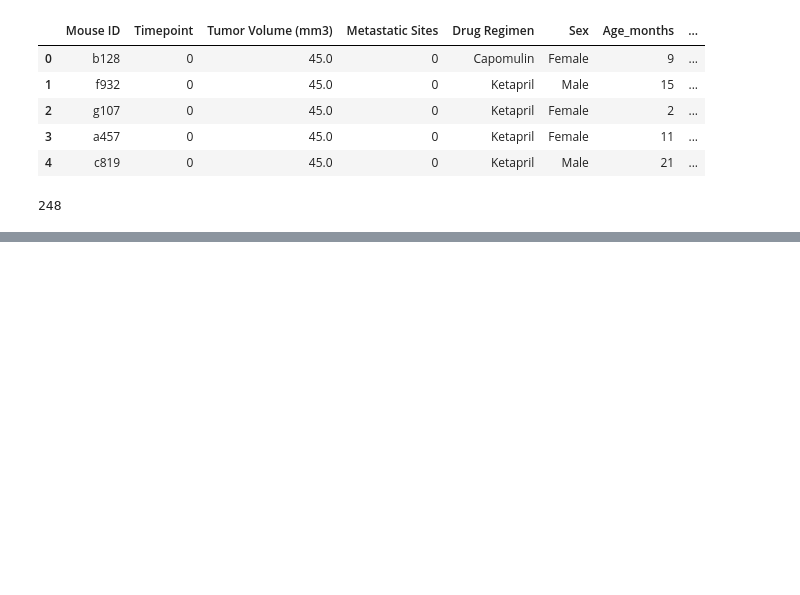
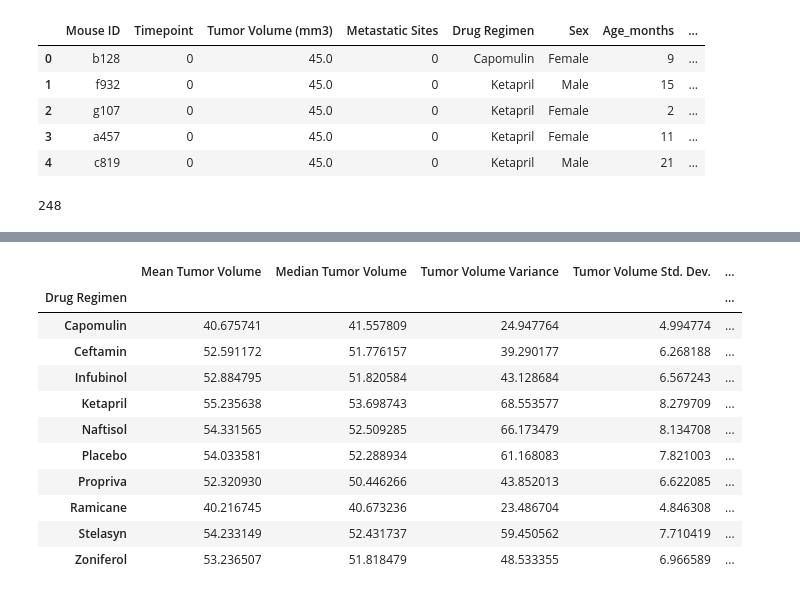
Before and after one commit to HayleyParnell/Data-Visualization-Challenge, a Jupyter notebook: Untitled.ipynb, the cells around one changed output, grey strips where cells are left out. Cells and saved outputs as stored; diff of their text form; code cells hidden in the pictures; blank space fills up the shorter version.

```diff
--- a/Untitled.ipynb
+++ b/Untitled.ipynb
@@ -90,0 +108,4 @@ cleaned_mice_count
+# %%
+#calculate median of tumor volume for each drug regimen
+median_tumor_volume = mouse_study_data_clean.groupby("Drug Regimen")["Tumor Volume (mm3)"].median()
+median_tumor_volume
@@ -90,0 +125,4 @@ cleaned_mice_count
+# %%
+#calculate variance of tumor volume for each drug regimen
+variance_tumor_volume = mouse_study_data_clean.groupby('Drug Regimen')['Tumor Volume (mm3)'].var()
+variance_tumor_volume
@@ -90,0 +142,4 @@ cleaned_mice_count
+# %%
+#calculate the standard variance of tumor volume of each drug regimen
+standard_deviation_tumor_volume = mouse_study_data_clean.groupby("Drug Regimen")["Tumor Volume (mm3)"].std()
+standard_deviation_tumor_volume
@@ -90,0 +159,4 @@ cleaned_mice_count
+# %%
+#calculate the SEM
+sem_tumor_volume = mouse_study_data_clean.groupby('Drug Regimen')['Tumor Volume (mm3)'].sem()
+sem_tumor_volume
@@ -91,3 +176,23 @@ cleaned_mice_count
+# %%
+summary_statistics_table = pd.DataFrame({"Mean Tumor Volume" : mean_tumor_volume,
+                                        "Median Tumor Volume" : median_tumor_volume,
+                                        "Tumor Volume Variance" : variance_tumor_volume,
+                                        "Tumor Volume Std. Dev." : standard_deviation_tumor_volume,
+                                        "Tumor Volume Std. Err." :sem_tumor_volume})
+summary_statistics_table
+# %% [output]
+|  | Mean Tumor Volume | Median Tumor Volume | Tumor Volume Variance | Tumor Volume Std. Dev. | ... |
+| Drug Regimen |  |  |  |  | ... |
+| Capomulin | 40.675741 | 41.557809 | 24.947764 | 4.994774 | ... |
+| Ceftamin | 52.591172 | 51.776157 | 39.290177 | 6.268188 | ... |
+| Infubinol | 52.884795 | 51.820584 | 43.128684 | 6.567243 | ... |
+| Ketapril | 55.235638 | 53.698743 | 68.553577 | 8.279709 | ... |
+| Naftisol | 54.331565 | 52.509285 | 66.173479 | 8.134708 | ... |
+| Placebo | 54.033581 | 52.288934 | 61.168083 | 7.821003 | ... |
+| Propriva | 52.320930 | 50.446266 | 43.852013 | 6.622085 | ... |
+| Ramicane | 40.216745 | 40.673236 | 23.486704 | 4.846308 | ... |
+| Stelasyn | 54.233149 | 52.431737 | 59.450562 | 7.710419 | ... |
+| Zoniferol | 53.236507 | 51.818479 | 48.533355 | 6.966589 | ... |
 # %%
 # A more advanced method to generate a summary statistics table of mean, median, variance, standard deviation,
 # and SEM of the tumor volume for each regimen (only one method is required in the solution)
```
Also changed, not shown: parts of 14 cells of this notebook.
